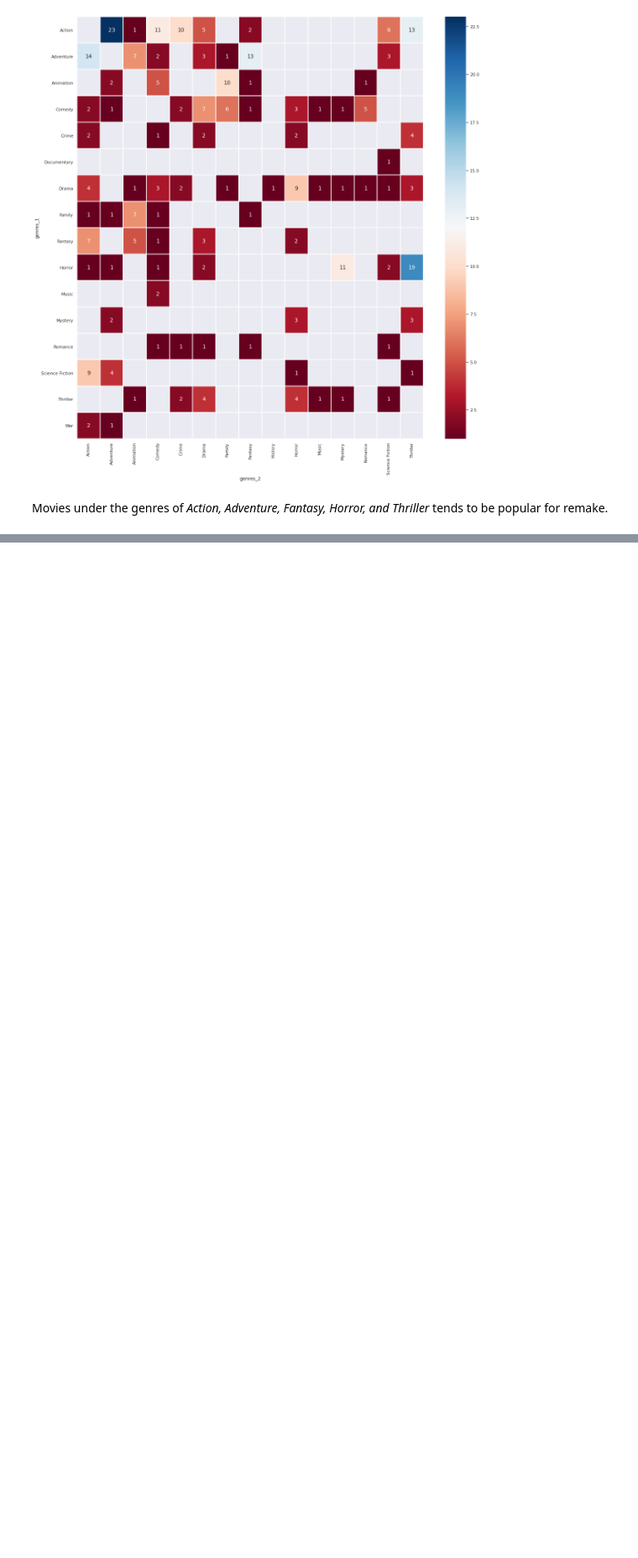
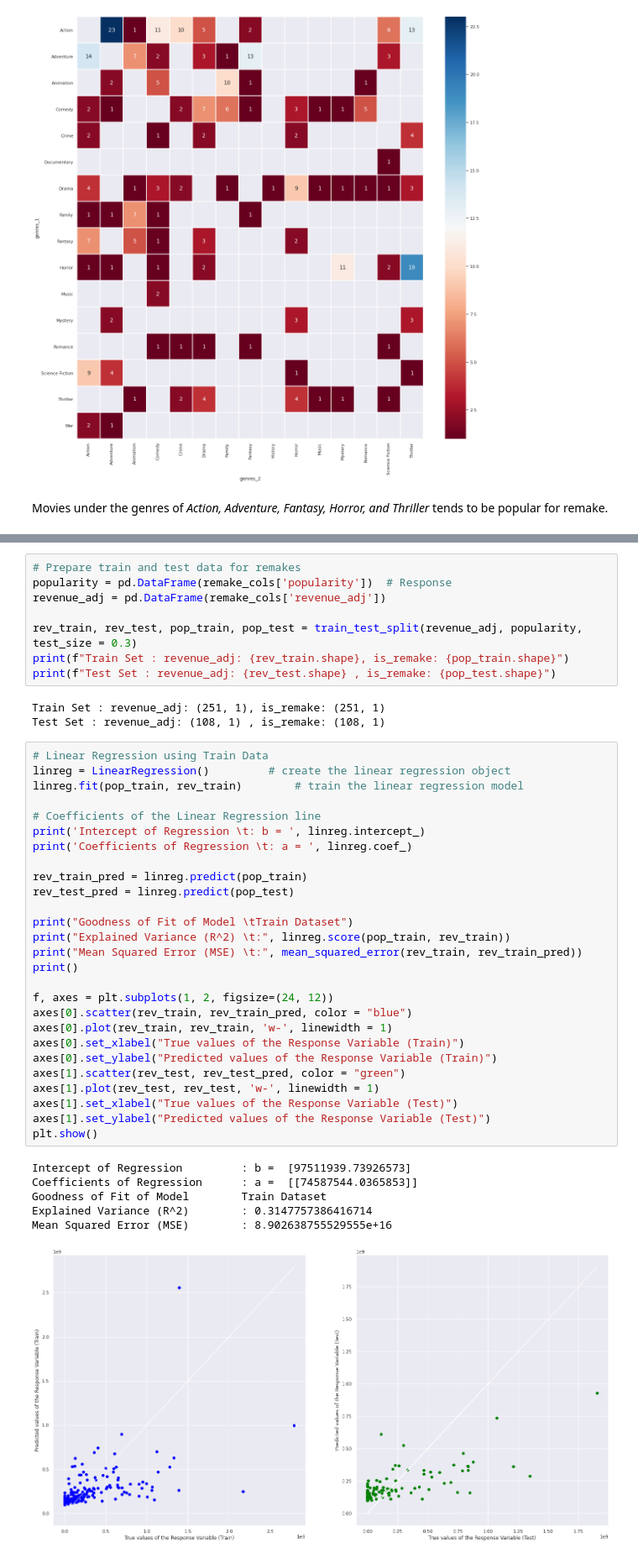
Before and after one commit to pohhjie/movie-analysis, a Jupyter notebook: movie-analysis_v1.ipynb, the cells around one changed output, grey strips where cells are left out. Shown: that part at 84% size. Saved outputs shown, nothing was run; the diff lists cells and outputs as text; blank space fills up the shorter version.

```diff
--- a/movie-analysis_v1.ipynb
+++ b/movie-analysis_v1.ipynb
@@ -475,0 +445,45 @@ Check the earning
+# %%
+# Prepare train and test data for remakes
+popularity = pd.DataFrame(remake_cols['popularity'])  # Response
+revenue_adj = pd.DataFrame(remake_cols['revenue_adj'])
+
+rev_train, rev_test, pop_train, pop_test = train_test_split(revenue_adj, popularity, test_size = 0.3)
+print(f"Train Set : revenue_adj: {rev_train.shape}, is_remake: {pop_train.shape}")
+print(f"Test Set : revenue_adj: {rev_test.shape} , is_remake: {pop_test.shape}")
+# %% [output]
+Train Set : revenue_adj: (251, 1), is_remake: (251, 1)
+Test Set : revenue_adj: (108, 1) , is_remake: (108, 1)
+# %%
+# Linear Regression using Train Data
+linreg = LinearRegression()         # create the linear regression object
+linreg.fit(pop_train, rev_train)        # train the linear regression model
+
+# Coefficients of the Linear Regression line
+print('Intercept of Regression \t: b = ', linreg.intercept_)
+print('Coefficients of Regression \t: a = ', linreg.coef_)
+
+rev_train_pred = linreg.predict(pop_train)
+rev_test_pred = linreg.predict(pop_test)
+
+print("Goodness of Fit of Model \tTrain Dataset")
+print("Explained Variance (R^2) \t:", linreg.score(pop_train, rev_train))
+print("Mean Squared Error (MSE) \t:", mean_squared_error(rev_train, rev_train_pred))
+print()
+
+f, axes = plt.subplots(1, 2, figsize=(24, 12))
+axes[0].scatter(rev_train, rev_train_pred, color = "blue")
+axes[0].plot(rev_train, rev_train, 'w-', linewidth = 1)
+axes[0].set_xlabel("True values of the Response Variable (Train)")
+axes[0].set_ylabel("Predicted values of the Response Variable (Train)")
+axes[1].scatter(rev_test, rev_test_pred, color = "green")
+axes[1].plot(rev_test, rev_test, 'w-', linewidth = 1)
+axes[1].set_xlabel("True values of the Response Variable (Test)")
+axes[1].set_ylabel("Predicted values of the Response Variable (Test)")
+plt.show()
+# %% [output]
+Intercept of Regression         : b =  [97511939.73926573]
+Coefficients of Regression      : a =  [[74587544.0365853]]
+Goodness of Fit of Model        Train Dataset
+Explained Variance (R^2)        : 0.3147757386416714
+Mean Squared Error (MSE)        : 8.902638755529555e+16
+[figure, added]
```
Also changed, not shown: parts of 30 cells of this notebook, 1 other file.
